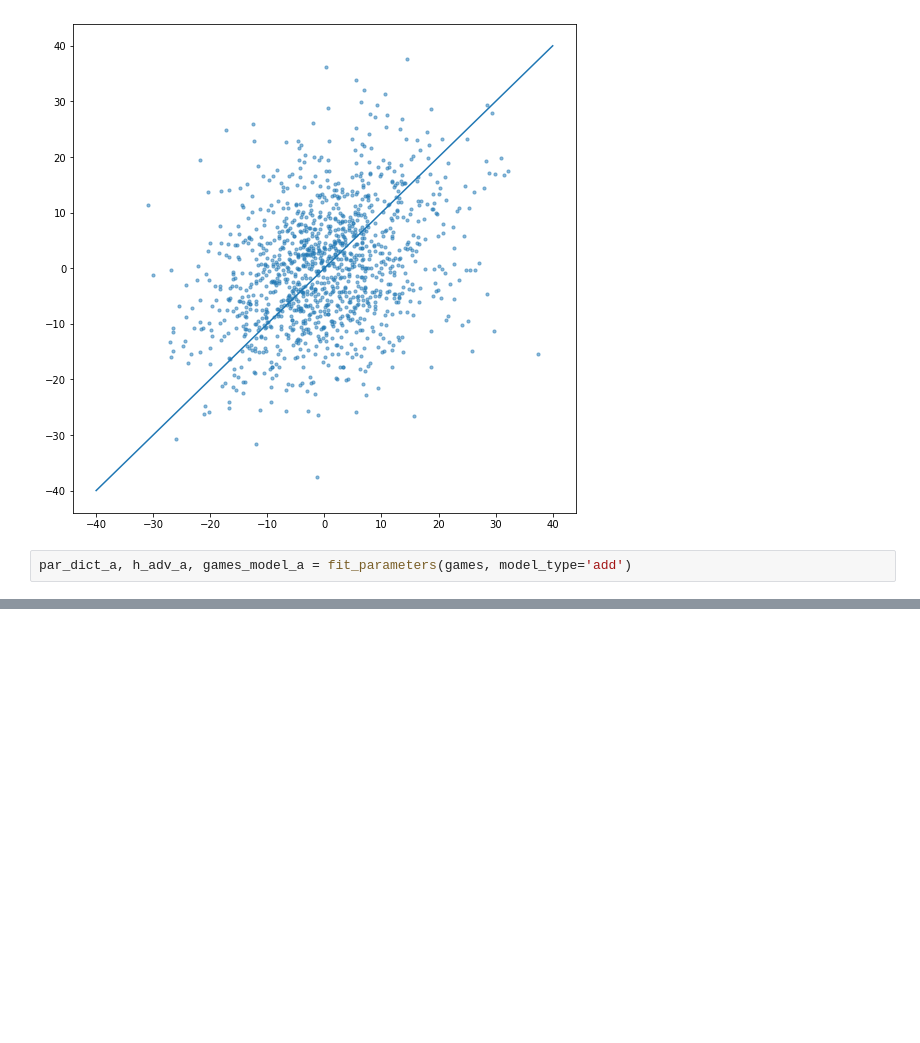
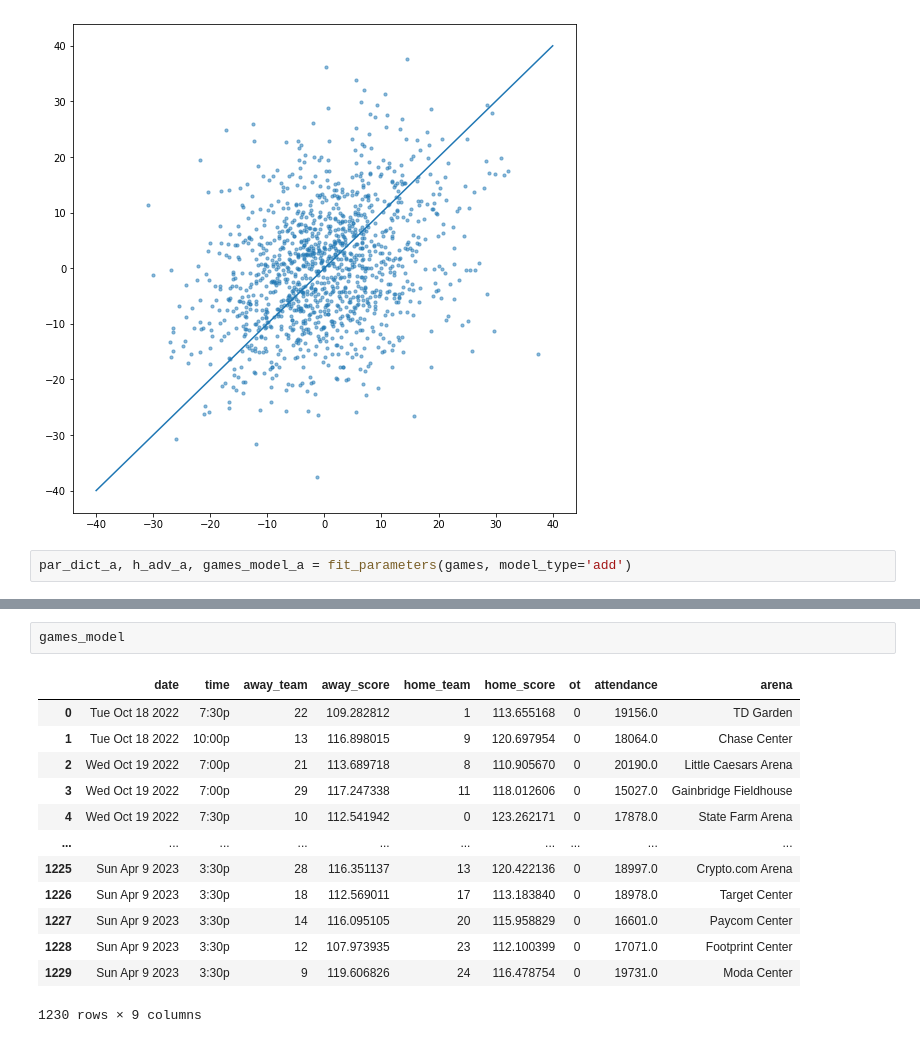
Before and after one commit to daviderics/Basketball-Model, a Jupyter notebook: bball_modeler.ipynb, the cells around one changed output, grey strips where cells are left out. Cells and saved outputs as stored; diff of their text form; blank space fills up the shorter version.

```diff
--- a/bball_modeler.ipynb
+++ b/bball_modeler.ipynb
@@ -428,0 +478,16 @@ par_dict_a
+# %%
+games_model
+# %% [output]
+|  | date | time | away_team | away_score | home_team | home_score | ot | attendance | arena |
+| 0 | Tue Oct 18 2022 | 7:30p | 22 | 109.282812 | 1 | 113.655168 | 0 | 19156.0 | TD Garden |
+| 1 | Tue Oct 18 2022 | 10:00p | 13 | 116.898015 | 9 | 120.697954 | 0 | 18064.0 | Chase Center |
+| 2 | Wed Oct 19 2022 | 7:00p | 21 | 113.689718 | 8 | 110.905670 | 0 | 20190.0 | Little Caesars Arena |
+| 3 | Wed Oct 19 2022 | 7:00p | 29 | 117.247338 | 11 | 118.012606 | 0 | 15027.0 | Gainbridge Fieldhouse |
+| 4 | Wed Oct 19 2022 | 7:30p | 10 | 112.541942 | 0 | 123.262171 | 0 | 17878.0 | State Farm Arena |
+| ... | ... | ... | ... | ... | ... | ... | ... | ... | ... |
+| 1225 | Sun Apr 9 2023 | 3:30p | 28 | 116.351137 | 13 | 120.422136 | 0 | 18997.0 | Crypto.com Arena |
+| 1226 | Sun Apr 9 2023 | 3:30p | 18 | 112.569011 | 17 | 113.183840 | 0 | 18978.0 | Target Center |
+| 1227 | Sun Apr 9 2023 | 3:30p | 14 | 116.095105 | 20 | 115.958829 | 0 | 16601.0 | Paycom Center |
+| 1228 | Sun Apr 9 2023 | 3:30p | 12 | 107.973935 | 23 | 112.100399 | 0 | 17071.0 | Footprint Center |
+| 1229 | Sun Apr 9 2023 | 3:30p | 9 | 119.606826 | 24 | 116.478754 | 0 | 19731.0 | Moda Center |
+1230 rows × 9 columns
```
Also changed, not shown: parts of 10 cells of this notebook.
